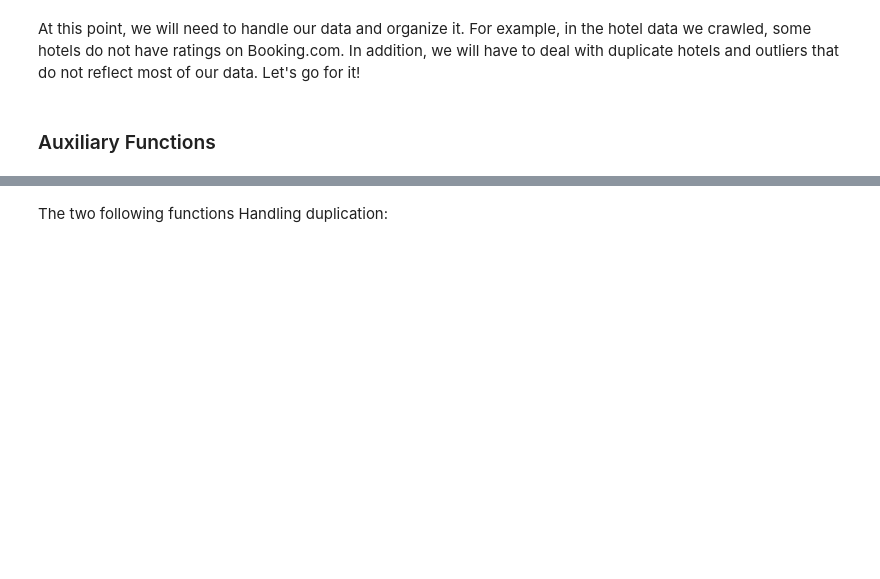
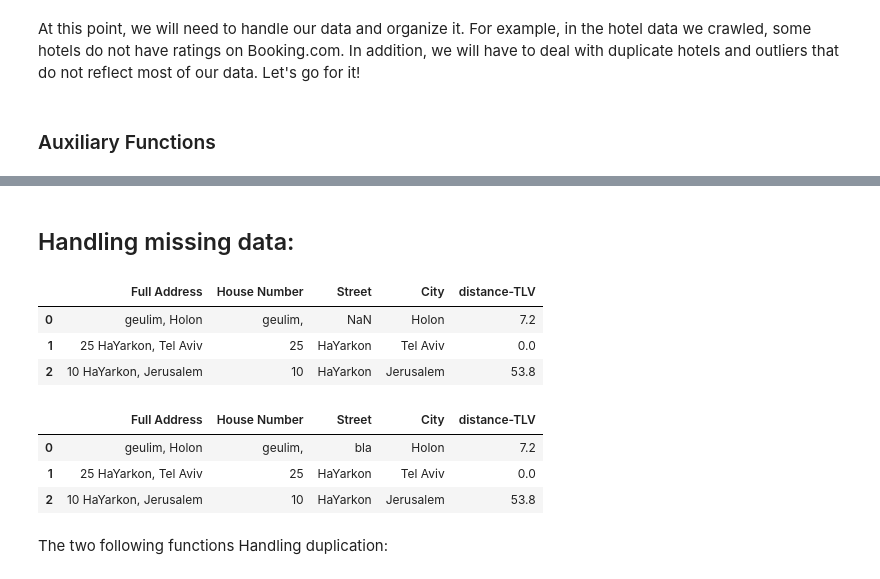
Before and after one commit to yarin-cohen02/dataScienceProject, a Jupyter notebook: project.ipynb, the cells around one changed output, grey strips where cells are left out. Drawn from its saved outputs; the diff is of its cells as text; code cells hidden in the pictures; blank space fills up the shorter version.

Commit message:
handaling missing data

```diff
--- a/project.ipynb
+++ b/project.ipynb
@@ -341,12 +341,12 @@ def getCityDistance(cityID): #by my own with returns
 # %% [markdown]
 #### Main Function
 # %%
-
-cityName = "Haifa"
-city_id = getCityID(cityName)
-time.sleep(1)
-city_distance = getCityDistance(city_id)
-if city_distance is not None:
-    print("Distance:", city_distance)
-else:
-    print("Distance information not available.")
+###NOT important I have below the function which using the api to add new col with the distance to tlv
+# cityName = "Haifa"
+# city_id = getCityID(cityName)
+# time.sleep(1)
+# city_distance = getCityDistance(city_id)
+# if city_distance is not None:
+#     print("Distance:", city_distance)
+# else:
+#     print("Distance information not available.")
@@ -361,11 +358,11 @@ At this point, we will need to handle our data and organize it. For example, in
 ### Auxiliary Functions
 # %%
 #extract the adress to three new columns
+#for check
 
-import pandas as pd
 
 # Create a sample dataframe
-data = {'Full Address': ['18 geulim, Holon', '25 Rothschild, Tel Aviv', '10 HaYarkon, Jerusalem']}
+data = {'Full Address': ['geulim, Holon', '25 HaYarkon, Tel Aviv', '10 HaYarkon, Jerusalem']}
 df1 = pd.DataFrame(data)
 
 #create 3 new columns
@@ -460,3 +481,37 @@ def convertToNum(df, cols):
+# %% [markdown]
+## Handling missing data:
+# %%
+# clean all the rows with more than 3 nan (trust on that we have 11 columns)
+def cleanTreshRows(df, num_max_missing_cols):
+    return df.dropna(thresh = df.shape[1] - num_max_missing_cols).copy()
+
+cleanTreshRows(df1, 1)
+# %% [output]
+|  | Full Address | House Number | Street | City | distance-TLV |
+| 0 | geulim, Holon | geulim, | NaN | Holon | 7.2 |
+| 1 | 25 HaYarkon, Tel Aviv | 25 | HaYarkon | Tel Aviv | 0.0 |
+| 2 | 10 HaYarkon, Jerusalem | 10 | HaYarkon | Jerusalem | 53.8 |
+# %%
+#replace a NAN data with key word, according to the df type.
+# col_to_def_val_dict==list of all the columns
+
+def replace_missing_values(df, col_to_def_val_dict):
+    updated_df = df.fillna(col_to_def_val_dict)
+    for col in updated_df.columns:
+        if updated_df[col].dtype in ['float64', 'int64']:
+            updated_df[col].fillna(updated_df[col].median(), inplace = True) #replace with hezion
+        if updated_df[col].dtype == 'object':
+            #updated_df[col].fillna('bla', inplace = True) #replace string with bla
+            updated_df[col].fillna(updated_df[col].mode()[0], inplace = True) # replaced with most frequant value
+
+    return updated_df
+col_to_def_val = {'Street':'bla', 'City':'unknown'}
+replace_missing_values(df1, col_to_def_val)
+# %% [output]
+|  | Full Address | House Number | Street | City | distance-TLV |
+| 0 | geulim, Holon | geulim, | bla | Holon | 7.2 |
+| 1 | 25 HaYarkon, Tel Aviv | 25 | HaYarkon | Tel Aviv | 0.0 |
+| 2 | 10 HaYarkon, Jerusalem | 10 | HaYarkon | Jerusalem | 53.8 |
 # %% [markdown]
 The two following functions Handling  duplication:
 # %%
```
Also changed, not shown: parts of 9 cells of this notebook.
